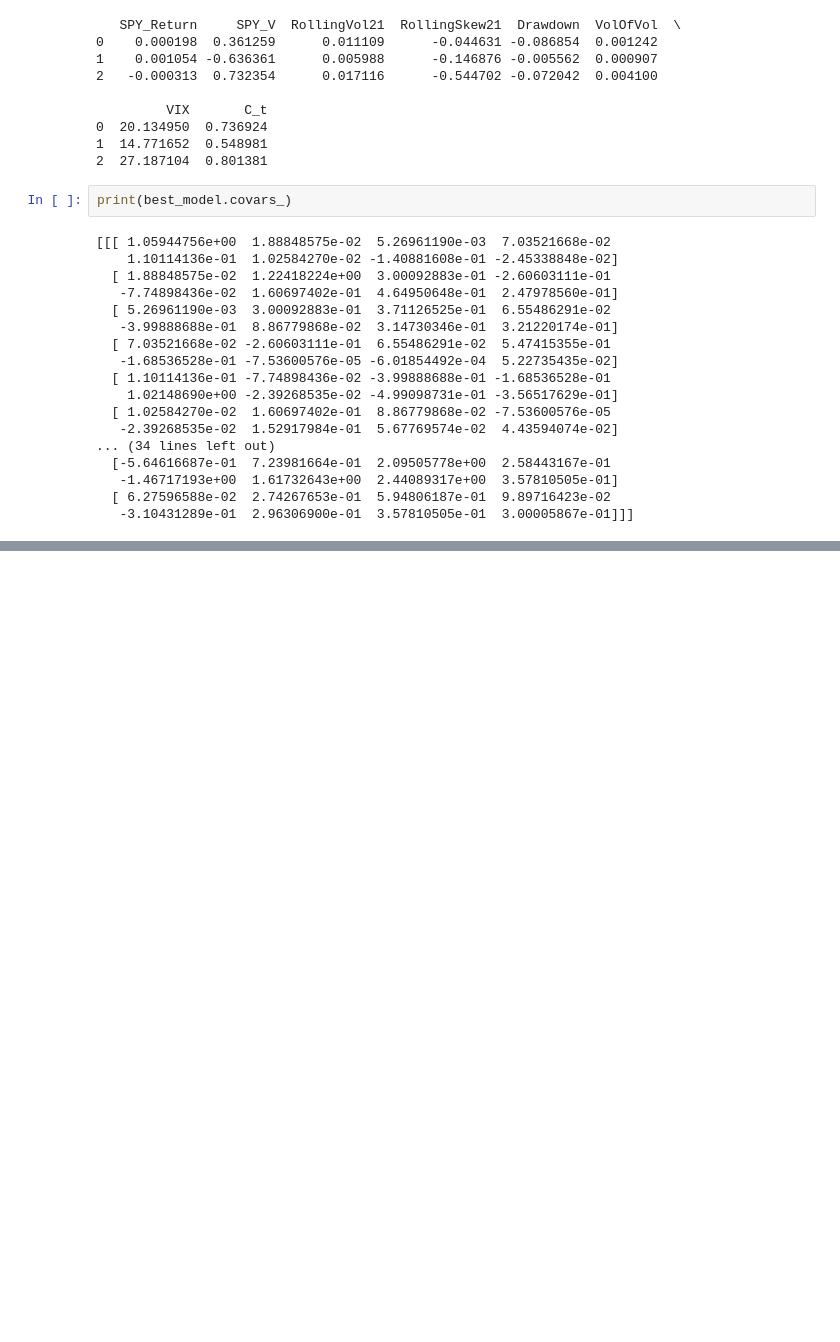
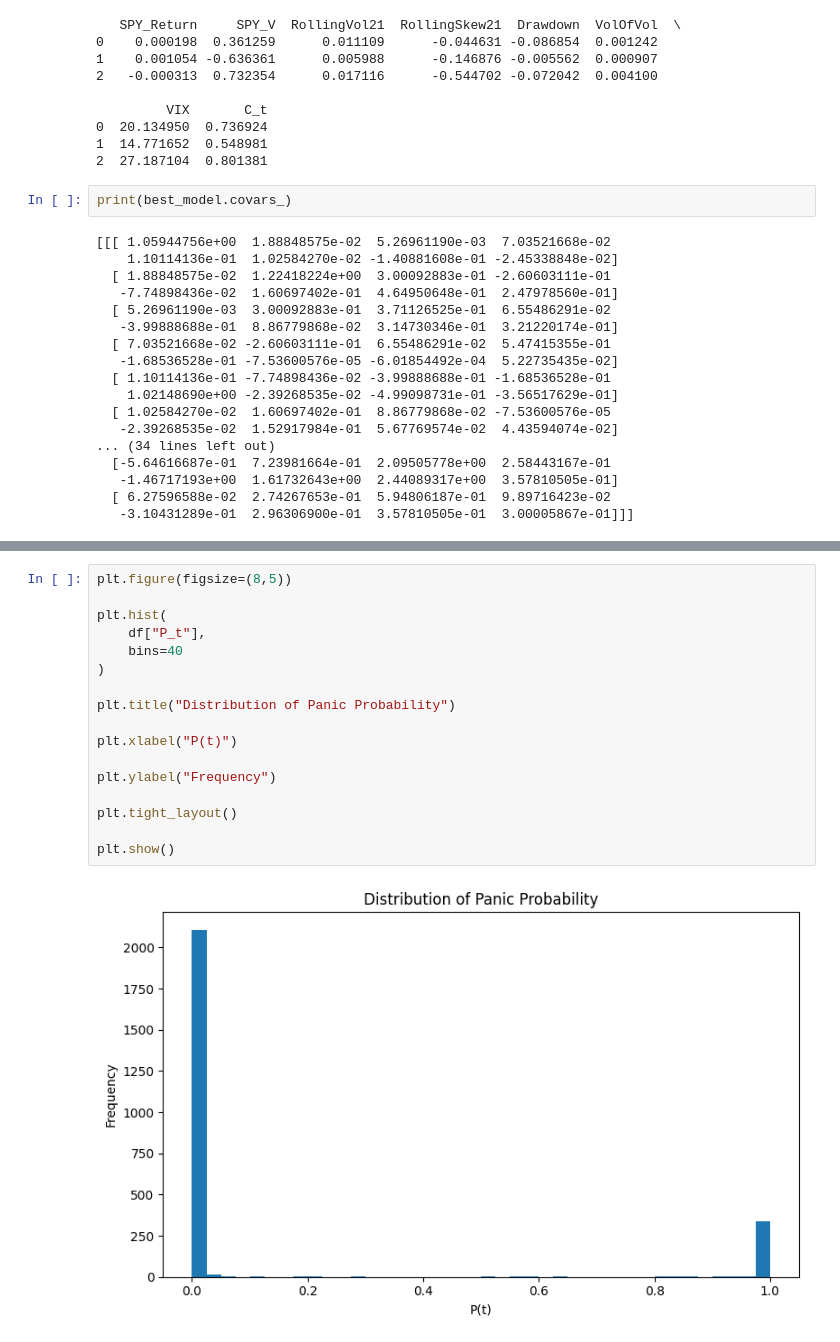
Before and after one commit to ayushanand1103/A-CMSI-research, a Jupyter notebook: Analysis/Phase 6/HMM making.ipynb, the cells around one changed output, grey strips where cells are left out. Drawn from its saved outputs; the diff is of its cells as text; blank space fills up the shorter version.

```diff
--- a/Analysis/Phase 6/HMM making.ipynb
+++ b/Analysis/Phase 6/HMM making.ipynb
@@ -274,0 +376,19 @@ print(best_model.covars_)
+# %%
+plt.figure(figsize=(8,5))
+
+plt.hist(
+    df["P_t"],
+    bins=40
+)
+
+plt.title("Distribution of Panic Probability")
+
+plt.xlabel("P(t)")
+
+plt.ylabel("Frequency")
+
+plt.tight_layout()
+
+plt.show()
+# %% [output]
+[figure, added]
```
Also changed, not shown: parts of 12 cells of this notebook, 6 other files.
